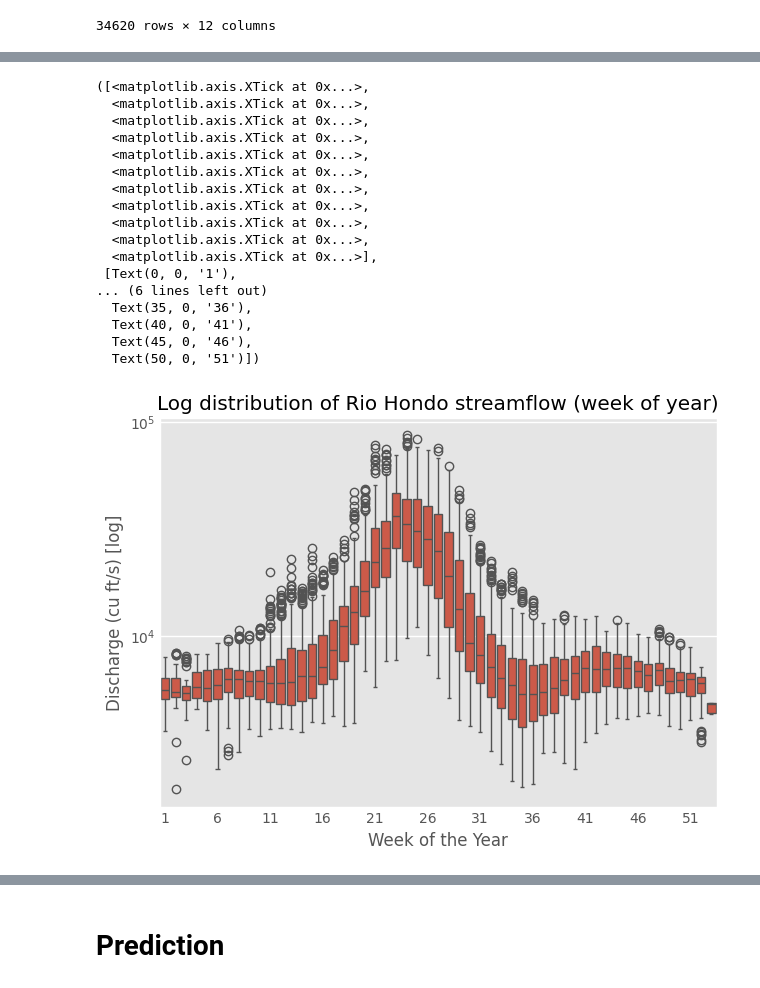
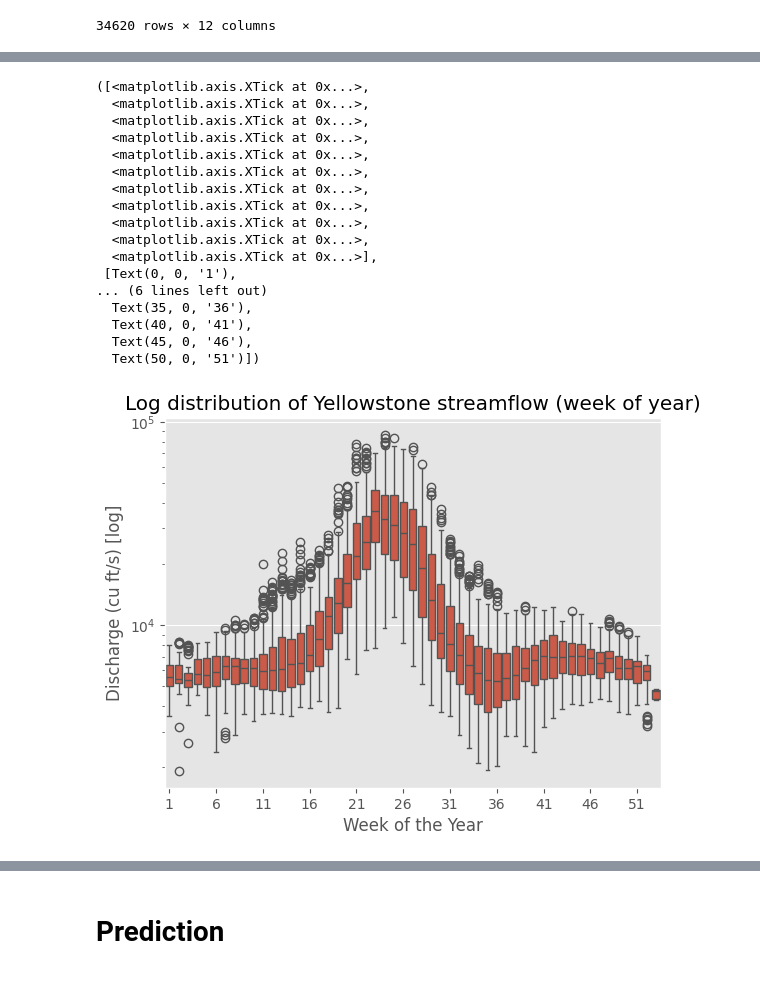
Before and after one commit to drpafowler/SpringRiver, a Jupyter notebook: eda_yellowstone.ipynb, the cells around one changed output, grey strips where cells are left out. Saved outputs shown, nothing was run; the diff lists cells and outputs as text; code cells hidden in the pictures.

```diff
--- a/eda_yellowstone.ipynb
+++ b/eda_yellowstone.ipynb
@@ -220,30 +230,30 @@ discharge_consolidated = discharge_consolidated.groupby(['year', 'day_of_year'])
 # %%
 sns.boxplot(data=discharge_consolidated, x='week', y='discharge')
 plt.ylabel('Discharge (cu ft/s) [log]')
 plt.xlabel('Week of the Year')
 plt.yscale('log')
-plt.title('Log distribution of Rio Hondo streamflow (week of year)')
+plt.title('Log distribution of Yellowstone streamflow (week of year)')
 
 plt.xticks(range(0, 53, 5))
 # %% [output]
 ([<matplotlib.axis.XTick at 0x...>,
   <matplotlib.axis.XTick at 0x...>,
   <matplotlib.axis.XTick at 0x...>,
   <matplotlib.axis.XTick at 0x...>,
   <matplotlib.axis.XTick at 0x...>,
   <matplotlib.axis.XTick at 0x...>,
   <matplotlib.axis.XTick at 0x...>,
   <matplotlib.axis.XTick at 0x...>,
   <matplotlib.axis.XTick at 0x...>,
   <matplotlib.axis.XTick at 0x...>,
   <matplotlib.axis.XTick at 0x...>],
  [Text(0, 0, '1'),
 ... (6 lines left out)
   Text(35, 0, '36'),
   Text(40, 0, '41'),
   Text(45, 0, '46'),
   Text(50, 0, '51')])
-[figure, old version]
+[figure, new version]
 # %%
 sns.boxplot(data=discharge_consolidated,x='month', y='discharge')
 plt.ylabel('Discharge (cu ft/s) [log]')
```
Also changed, not shown: parts of 16 cells of this notebook, 1 other file.
